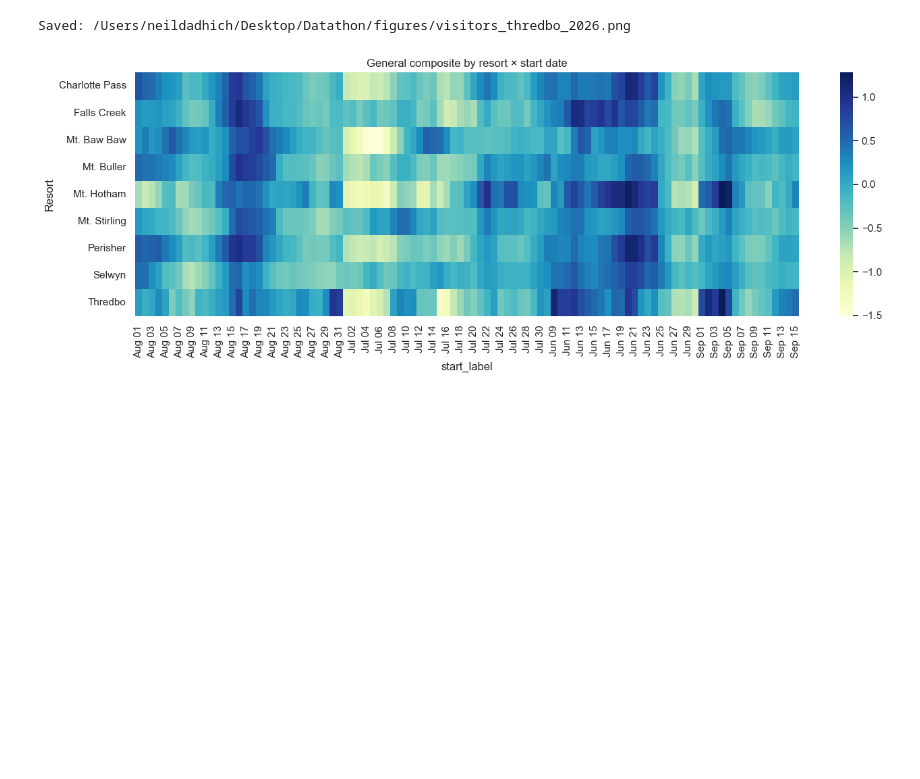
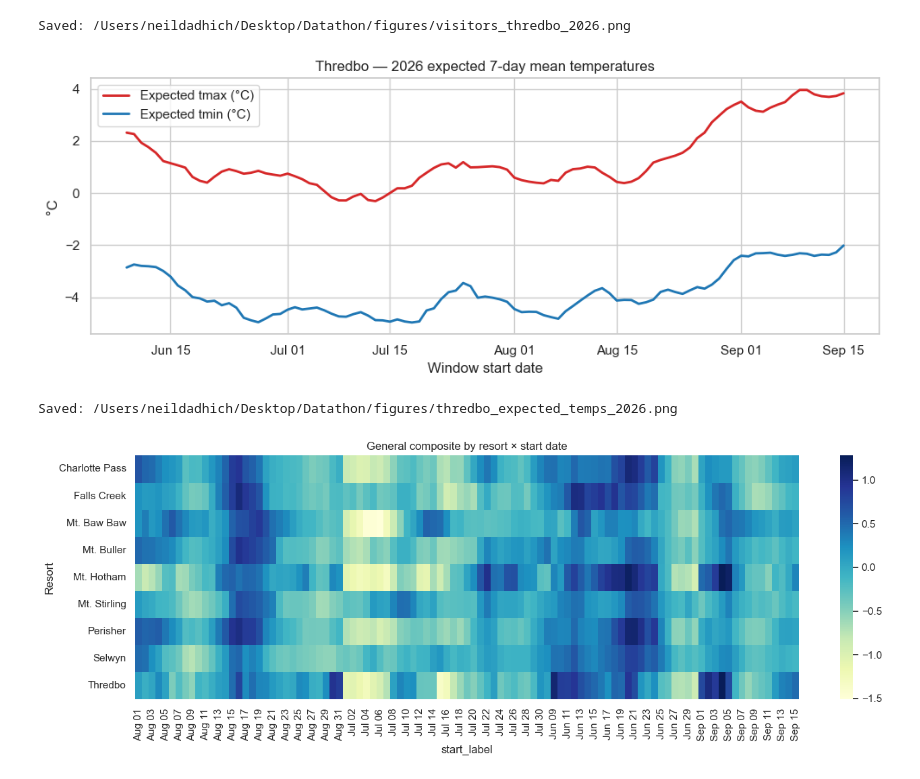
Before and after one commit to aryaahluwalia/interuni-datathon-ski, a Jupyter notebook: recommendation_pipeline.ipynb, the cells around one changed output. Drawn from its saved outputs; the diff is of its cells as text; code cells hidden in the pictures; blank space fills up the shorter version.

```diff
--- a/recommendation_pipeline.ipynb
+++ b/recommendation_pipeline.ipynb
@@ -1296,6 +1296,49 @@ print("Saved:", out_path)
 # %% [output]
 [figure]
 Saved: /Users/neildadhich/Desktop/Datathon/figures/visitors_thredbo_2026.png
+# %%
+# Thredbo — 2026 expected 7-day mean temperatures (tmin/tmax)
+import os
+import matplotlib.pyplot as plt
+from matplotlib.dates import DateFormatter
+import numpy as np
+import pandas as pd
+
+resort = "Thredbo"
+# Build climatology for 7-day mean temps by start month/day
+r7 = rolling7[rolling7["Resort"] == resort].copy()
+# Ensure month/day columns exist
+if "start_month" not in r7.columns:
+    r7["start_month"] = r7["window_start"].dt.month
+    r7["start_day"] = r7["window_start"].dt.day
+
+agg = r7.groupby(["start_month","start_day"]).agg(
+    tmax_exp=("tmax_mean_7","mean"),
+    tmin_exp=("tmin_mean_7","mean"),
+).reset_index()
+
+plot_df = windows_2026.merge(agg, on=["start_month","start_day"], how="left").sort_values("window_start")
+
+plt.figure(figsize=(10,4))
+plt.plot(plot_df["window_start"], plot_df["tmax_exp"], color="#D62728", linewidth=2, label="Expected tmax (°C)")
+plt.plot(plot_df["window_start"], plot_df["tmin_exp"], color="#1F77B4", linewidth=2, label="Expected tmin (°C)")
+plt.title("Thredbo — 2026 expected 7-day mean temperatures")
+plt.ylabel("°C")
+plt.xlabel("Window start date")
+plt.gca().xaxis.set_major_formatter(DateFormatter('%b %d'))
+plt.legend()
+plt.tight_layout()
+
+# Save PNG
+FIG_DIR = f"{DATA_DIR}/figures"
+os.makedirs(FIG_DIR, exist_ok=True)
+out_path = os.path.join(FIG_DIR, "thredbo_expected_temps_2026.png")
+plt.savefig(out_path, dpi=180)
+plt.show()
+print("Saved:", out_path)
+# %% [output]
+[figure, added]
+Saved: /Users/neildadhich/Desktop/Datathon/figures/thredbo_expected_temps_2026.png
 # %%
 # Step 17 — Code to generate visuals and export PNGs
 import os
```
Also changed, not shown: 1 other file.
